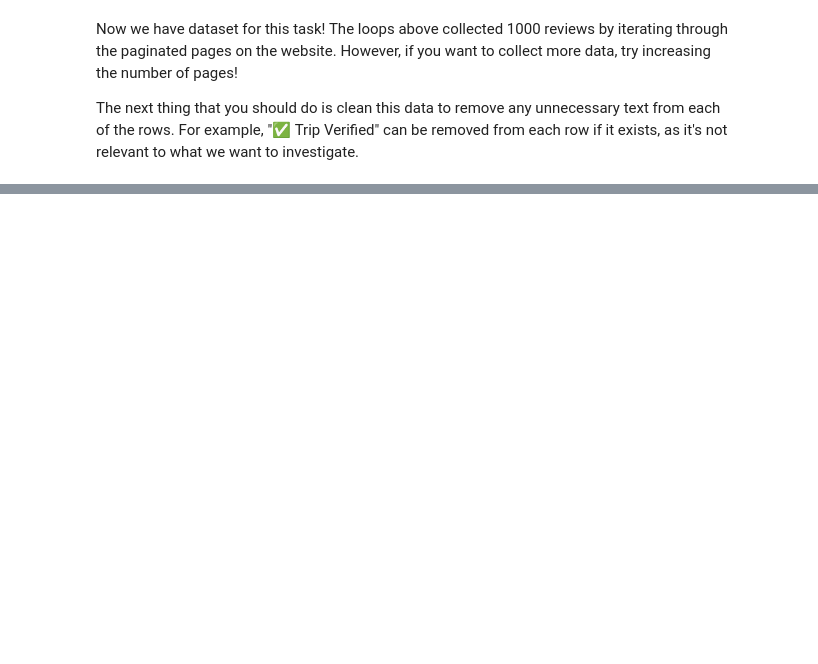
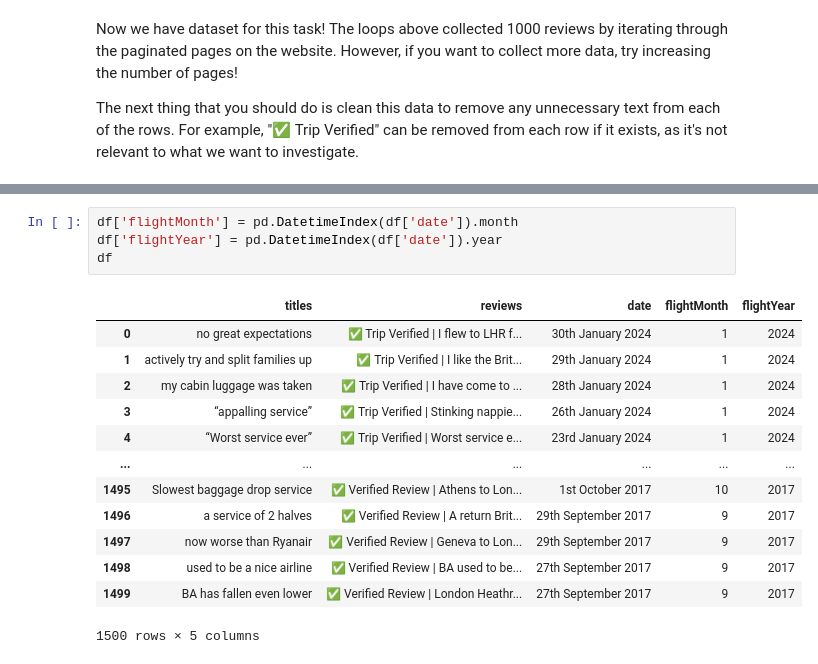
Before and after one commit to ArkS0001/British_Airways, a Jupyter notebook: British Airways/start1.ipynb, the cells around one changed output, grey strips where cells are left out. Drawn from its saved outputs; the diff is of its cells as text; blank space fills up the shorter version.

```diff
--- a/British Airways/start1.ipynb
+++ b/British Airways/start1.ipynb
@@ -81,0 +168,18 @@ Now we have dataset for this task! The loops above collected 1000 reviews by ite
+# %%
+df['flightMonth'] = pd.DatetimeIndex(df['date']).month
+df['flightYear'] = pd.DatetimeIndex(df['date']).year
+df
+# %% [output]
+|  | titles | reviews | date | flightMonth | flightYear |
+| 0 | no great expectations | ✅ Trip Verified | I flew to LHR f... | 30th January 2024 | 1 | 2024 |
+| 1 | actively try and split families up | ✅ Trip Verified | I like the Brit... | 29th January 2024 | 1 | 2024 |
+| 2 | my cabin luggage was taken | ✅ Trip Verified | I have come to ... | 28th January 2024 | 1 | 2024 |
+| 3 | “appalling service” | ✅ Trip Verified | Stinking nappie... | 26th January 2024 | 1 | 2024 |
+| 4 | “Worst service ever” | ✅ Trip Verified | Worst service e... | 23rd January 2024 | 1 | 2024 |
+| ... | ... | ... | ... | ... | ... |
+| 1495 | Slowest baggage drop service | ✅ Verified Review | Athens to Lon... | 1st October 2017 | 10 | 2017 |
+| 1496 | a service of 2 halves | ✅ Verified Review | A return Brit... | 29th September 2017 | 9 | 2017 |
+| 1497 | now worse than Ryanair | ✅ Verified Review | Geneva to Lon... | 29th September 2017 | 9 | 2017 |
+| 1498 | used to be a nice airline | ✅ Verified Review | BA used to be... | 27th September 2017 | 9 | 2017 |
+| 1499 | BA has fallen even lower | ✅ Verified Review | London Heathr... | 27th September 2017 | 9 | 2017 |
+1500 rows × 5 columns
```
Also changed, not shown: parts of 13 cells of this notebook, 1 other file.
